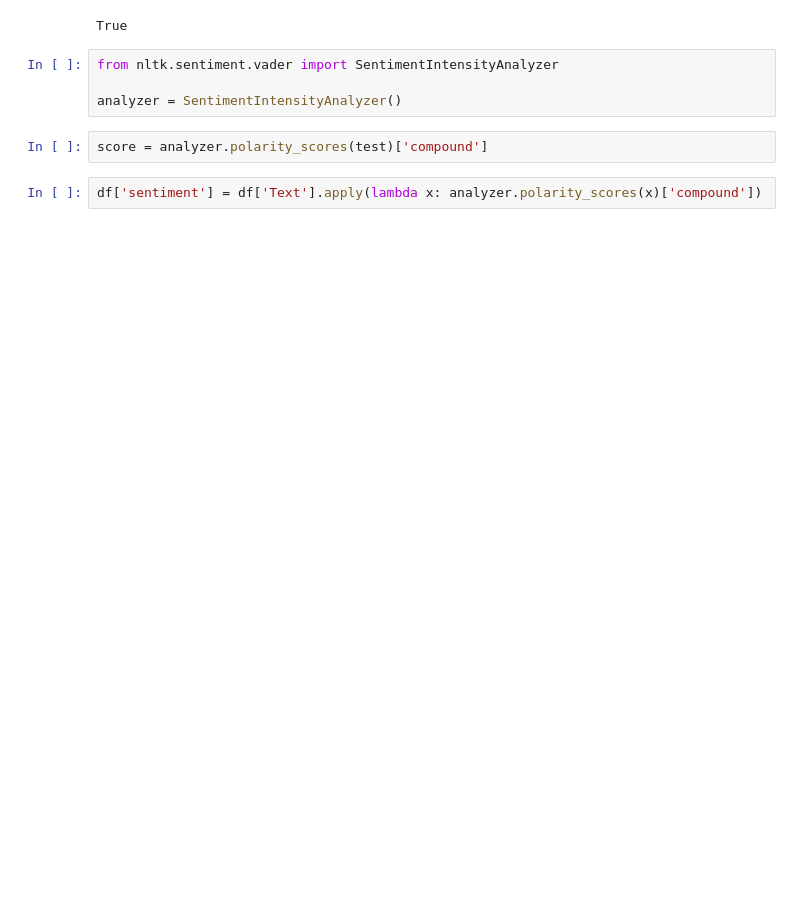
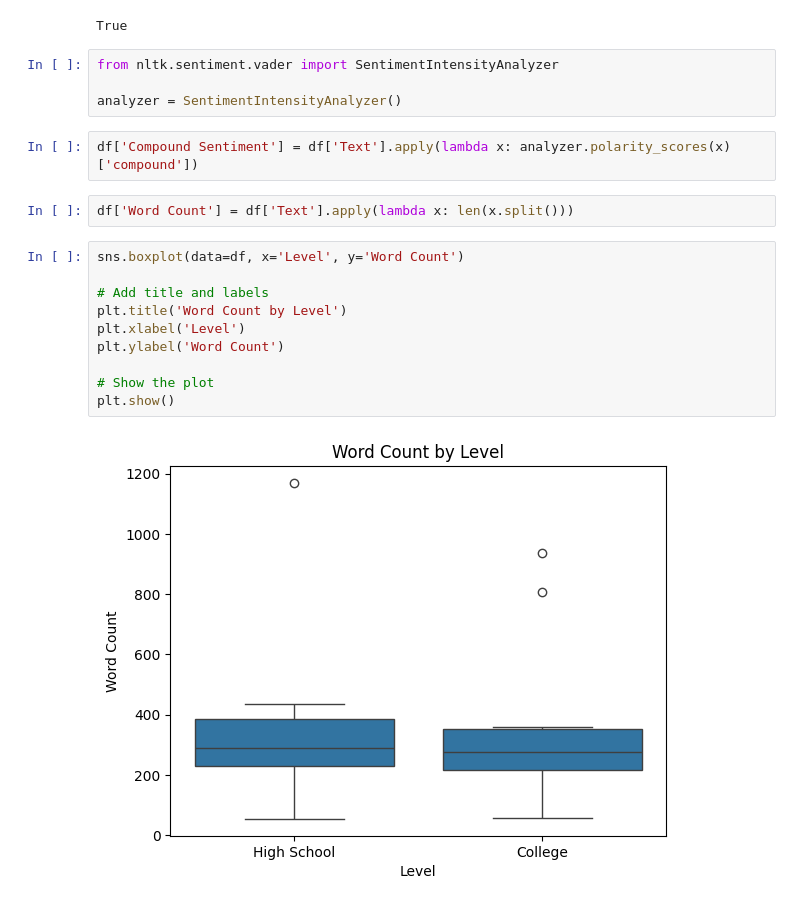
Before and after one commit to abkerper/DS4002_Project1, a Jupyter notebook: Draft1.ipynb, the cells around one changed output. Saved outputs shown, nothing was run; the diff lists cells and outputs as text; blank space fills up the shorter version.

```diff
--- a/Draft1.ipynb
+++ b/Draft1.ipynb
@@ -36,7 +43,19 @@ True
 from nltk.sentiment.vader import SentimentIntensityAnalyzer
 
 analyzer = SentimentIntensityAnalyzer()
-# %%
-score = analyzer.polarity_scores(test)['compound']
 # %%
-df['sentiment'] = df['Text'].apply(lambda x: analyzer.polarity_scores(x)['compound'])
+df['Compound Sentiment'] = df['Text'].apply(lambda x: analyzer.polarity_scores(x)['compound'])
+# %%
+df['Word Count'] = df['Text'].apply(lambda x: len(x.split()))
+# %%
+sns.boxplot(data=df, x='Level', y='Word Count')
+
+# Add title and labels
+plt.title('Word Count by Level')
+plt.xlabel('Level')
+plt.ylabel('Word Count')
+
+# Show the plot
+plt.show()
+# %% [output]
+[figure, added]
```
Also changed, not shown: parts of 11 cells of this notebook.
